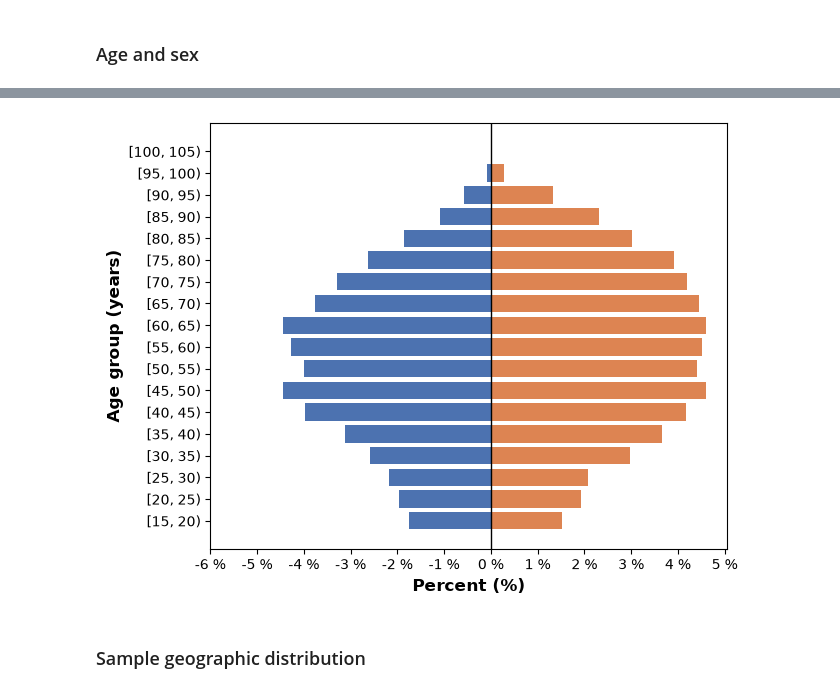
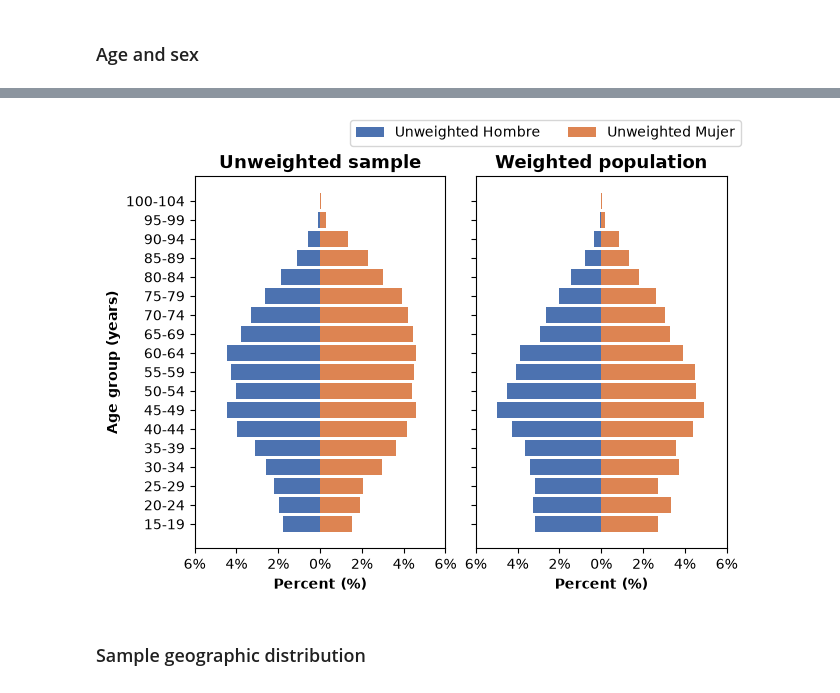
Before and after one commit to LoloCG/INE-health-data-Test, a Jupyter notebook: notebooks/01_esde_adult_2023_data_audit.ipynb, the cells around one changed output, grey strips where cells are left out. Saved outputs shown, nothing was run; the diff lists cells and outputs as text; code cells hidden in the pictures.

Commit message:
finalized age pyramid chart code cell

```diff
--- a/notebooks/01_esde_adult_2023_data_audit.ipynb
+++ b/notebooks/01_esde_adult_2023_data_audit.ipynb
@@ -204,42 +199,65 @@ age_per_band_pct = (
     .groupby(["SEXOa_label", "age_band"], observed=False)
     .agg(
         unweighted_n=("EDADa", "size"),
         weighted_n=("FACTORADULTO", "sum"),
     )
     .reset_index()
     .assign(
         unweighted_pct=lambda df: (
             df["unweighted_n"] / df["unweighted_n"].sum() * 100
         ),
         weighted_pct=lambda df: (
             df["weighted_n"] / df["weighted_n"].sum() * 100
         ),
+        age_band = lambda df: (
+            df["age_band"].map(lambda interval: f"{interval.left:g}-{interval.right - 1:g}")
+        )
     )
     .drop(columns=["unweighted_n", "weighted_n"])
 )
-# display(age_per_band_pct)
 
-fig, ax1 = plt.subplots(sharex=False, sharey=True, layout="constrained")
+fig, ax = plt.subplots(1, 2, sharex=False, sharey=True, layout="constrained")
 males = age_per_band_pct["SEXOa_label"] == "Hombre"
-ax1.barh(
+ax[0].barh(
     age_per_band_pct.loc[males, "age_band"].astype(str),
     -age_per_band_pct.loc[males, "unweighted_pct"],
     color="#4c72b0",
     label="Unweighted Hombre"
 )
-ax1.barh(
+ax[0].barh(
     age_per_band_pct.loc[~males, "age_band"].astype(str),
     age_per_band_pct.loc[~males, "unweighted_pct"],
     color="#dd8452",
     label="Unweighted Mujer"
 )
-ax1.axvline(0, color="black", lw=1)
-ax1.set_ylabel("Age group (years)", fontsize=12, fontweight="bold") # ("")
-plt.xticks(range(-6,6), ["{} %".format(i) for i in range(-6,6)])
-plt.xlabel("Percent (%)", fontsize=12, fontweight="bold")
+ax[1].barh(
+    age_per_band_pct.loc[males, "age_band"].astype(str),
+    -age_per_band_pct.loc[males, "weighted_pct"],
+    color="#4c72b0",
+    label="Weighted Hombre"
+)
+ax[1].barh(
+    age_per_band_pct.loc[~males, "age_band"].astype(str),
+    age_per_band_pct.loc[~males, "weighted_pct"],
+    color="#dd8452",
+    label="Weighted Mujer"
+)
+
+for axis in ax:
+    axis.set_xticks(range(-6, 7,2),  [f"{abs(value)}%" for value in range(-6,7,2)])
+    axis.set_xlabel("Percent (%)", fontsize=10, fontweight="bold")
+
+ax[0].set_title("Unweighted sample", fontsize=13, fontweight="bold")
+ax[1].set_title("Weighted population", fontsize=13, fontweight="bold")
+
+ax[0].set_ylabel("Age group (years)", fontsize=10, fontweight="bold")
+
+handles, labels = ax[0].get_legend_handles_labels()
+fig.legend(handles, labels,  loc="outside upper right", ncols=2)
+
 plt.show()
 # %% [output]
-[figure, old version]
+[figure, new version]
 # %% [markdown]
 ### Sample geographic distribution
 # %% [markdown]
```
Also changed, not shown: parts of 1 cell of this notebook.
